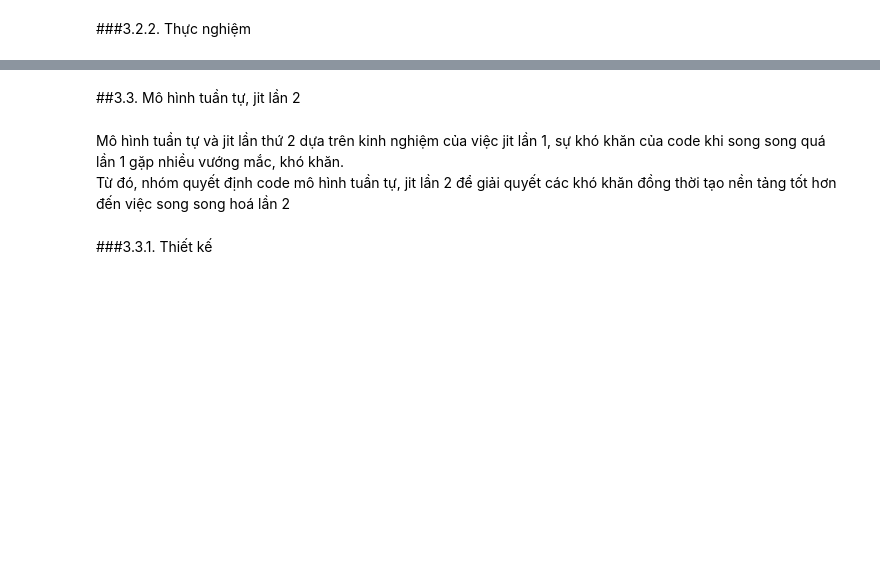
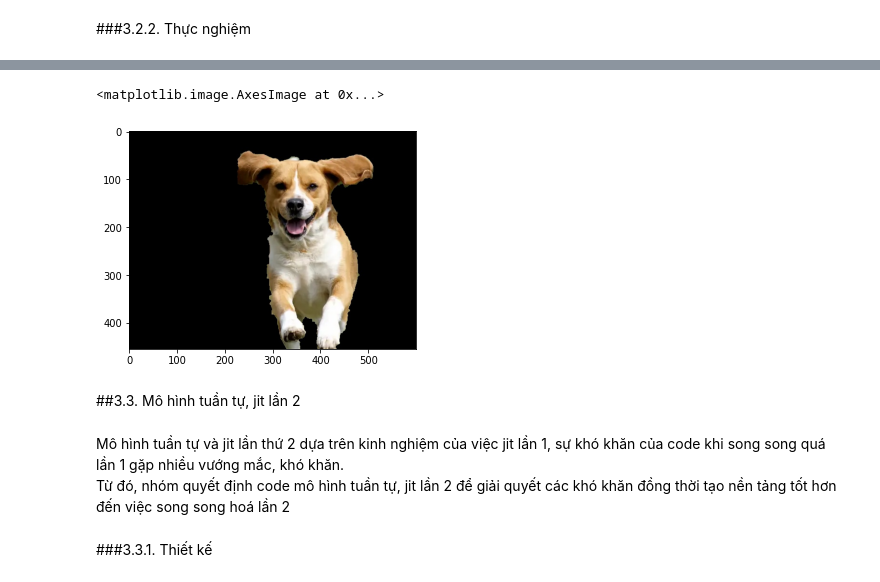
Before and after one commit to kimdinhloc/Applied_Parallel_Programming_HK2_2021_2022, a Jupyter notebook: Report.ipynb, the cells around one changed output, grey strips where cells are left out. Saved outputs shown, nothing was run; the diff lists cells and outputs as text; code cells hidden in the pictures; blank space fills up the shorter version.

```diff
--- a/Report.ipynb
+++ b/Report.ipynb
@@ -108,3 +231,10 @@ Thời gian của @jit giảm khoảng từ 20% so với không sử dụng jit.
+# %%
+#@title Show output
+image=cv2.imread("/content/Dog.jpg")
+plt.imshow(cv2.cvtColor(image,cv2.COLOR_BGR2RGB))
+# %% [output]
+<matplotlib.image.AxesImage at 0x...>
+[figure, added]
 # %% [markdown]
 ##3.3. Mô hình tuần tự, jit lần 2
 # %% [markdown]
```
Also changed, not shown: parts of 97 cells of this notebook, 30 other files.
